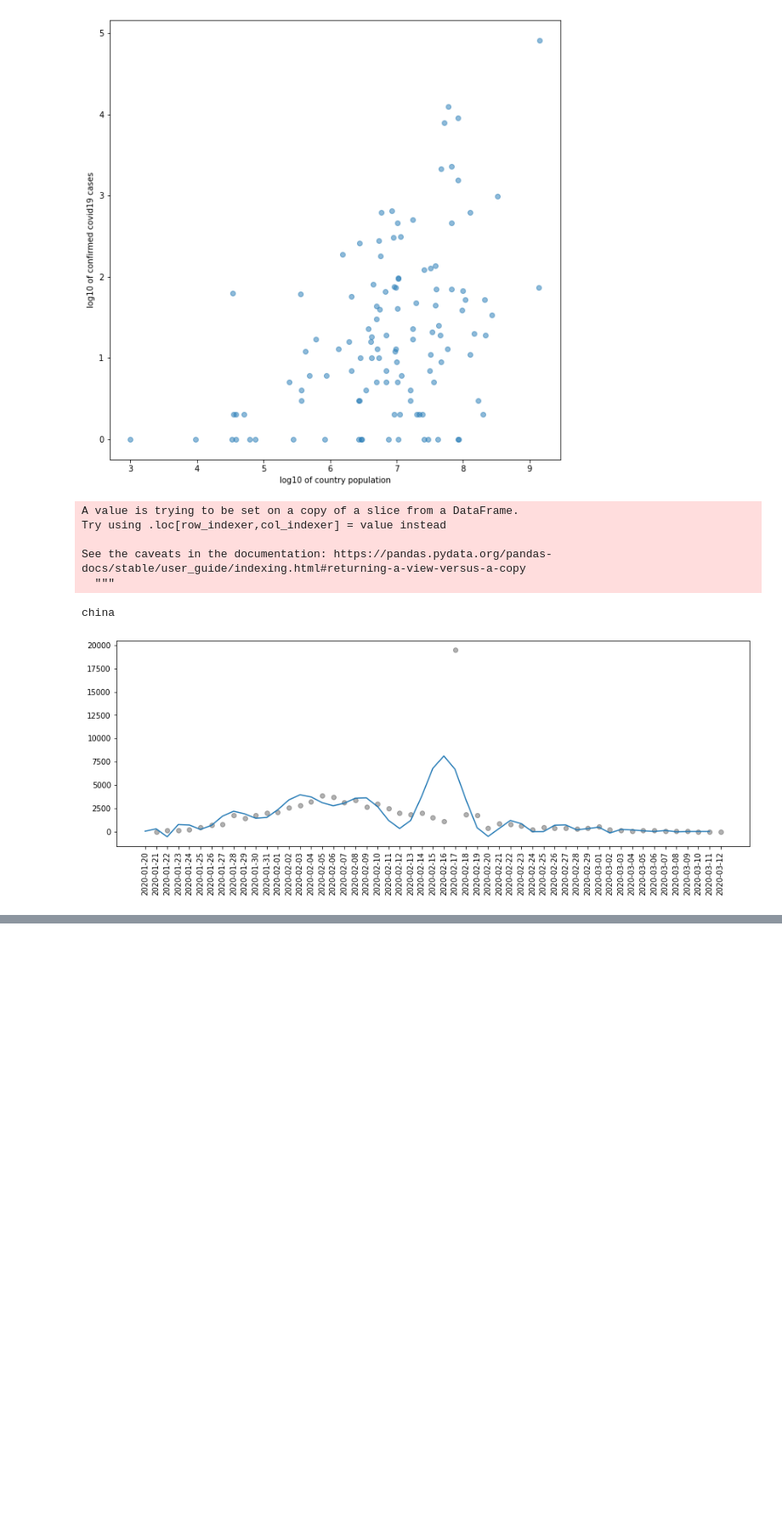
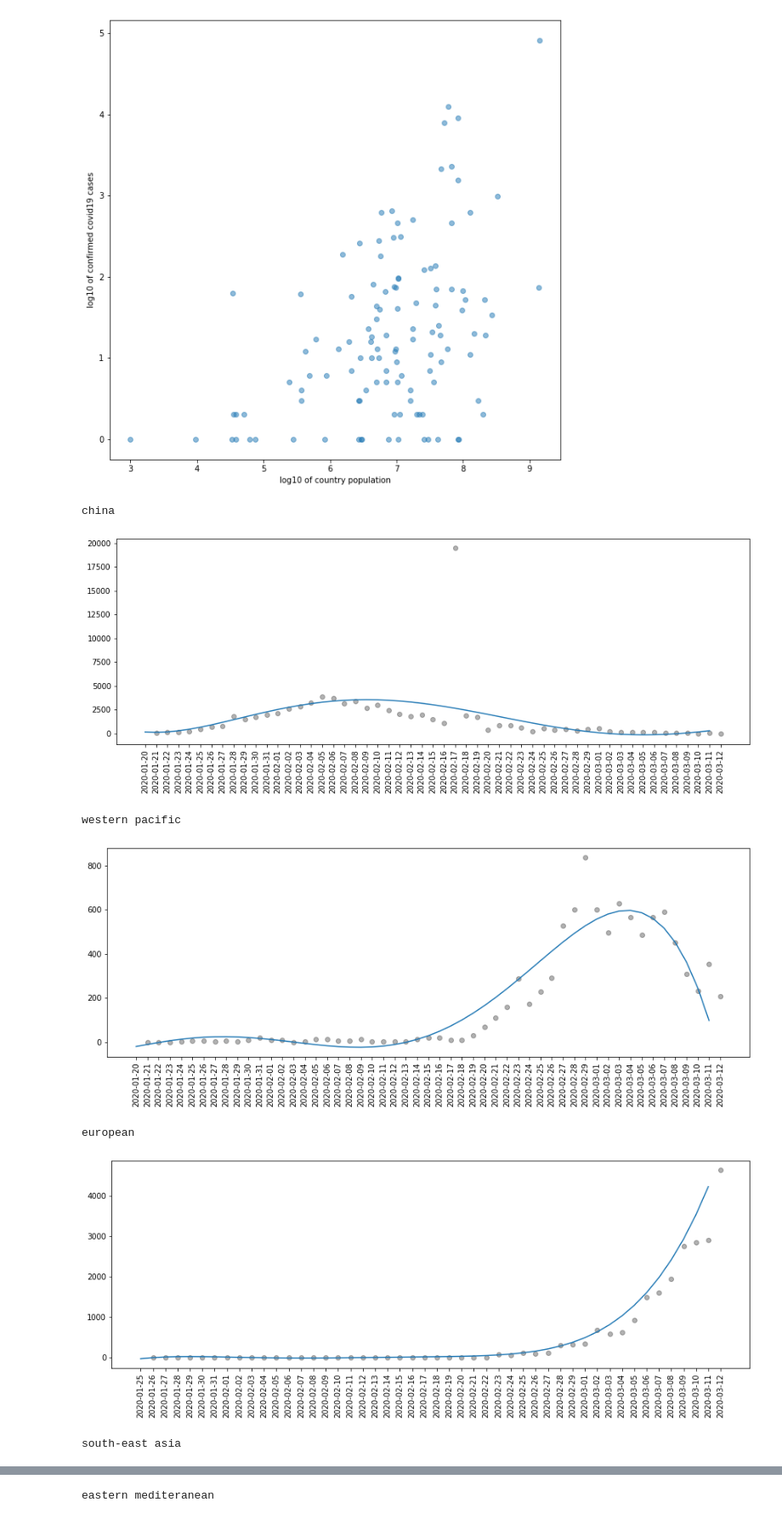
Before and after one commit to ericphamhung/covid-19, a Jupyter notebook: Main-ncov.ipynb, the cells around one changed output, grey strips where cells are left out. Shown at 85% size. Saved outputs shown, nothing was run; the diff lists cells and outputs as text; code cells hidden in the pictures; blank space fills up the shorter version.

```diff
--- a/Main-ncov.ipynb
+++ b/Main-ncov.ipynb
@@ -399,39 +404,39 @@ for region, _ in regions.items():
     df_part['total'] = df_part.sum(axis=1)
     df_part = df_part.loc[df_part['total']>1] #checks for at least 10 cases
 
 #     plt.figure(figsize=(15,5))
 #     plt.scatter(x=df_part.index ,y=df_part['total'], alpha = 0.5)
 #     plt.xticks(rotation=90)
 #     plt.show()
 
 
     # taking derivative
     d1 = df_part['total'].diff()
 
     plt.figure(figsize=(15,5))
     plt.scatter(y=d1, x=d1.index, c='k', alpha=0.3)
     plt.xticks(rotation=90)
 
 
     dd1 = d1.reset_index(drop=True)
     dd1 = dd1.dropna()
     X = np.array(dd1.index)#.reshape(-1,1)
     y = np.array(dd1)#.reshape(-1,1)
 
 
     # plotting line of best fit
-    p = np.poly1d(np.polyfit(np.array(dd1.index),np.array(dd1), deg=100))
+    p = np.poly1d(np.polyfit(np.array(dd1.index),np.array(dd1), deg=5))
 
     plt.plot(p(X))
 
     print(region)
     plt.show()
-    break
+#     break
 # %% [output]
-A value is trying to be set on a copy of a slice from a DataFrame.
-Try using .loc[row_indexer,col_indexer] = value instead
-
-See the caveats in the documentation: https://pandas.pydata.org/pandas-docs/stable/user_guide/indexing.html#returning-a-view-versus-a-copy
-  """
+china
+[figure, new version]
-china
+western pacific
-[figure, old version]
+[figure, added]
+european
+[figure, added]
+south-east asia
@@ -437,0 +444 @@ china
+eastern mediteranean
```
Also changed, not shown: parts of 4 cells of this notebook.
